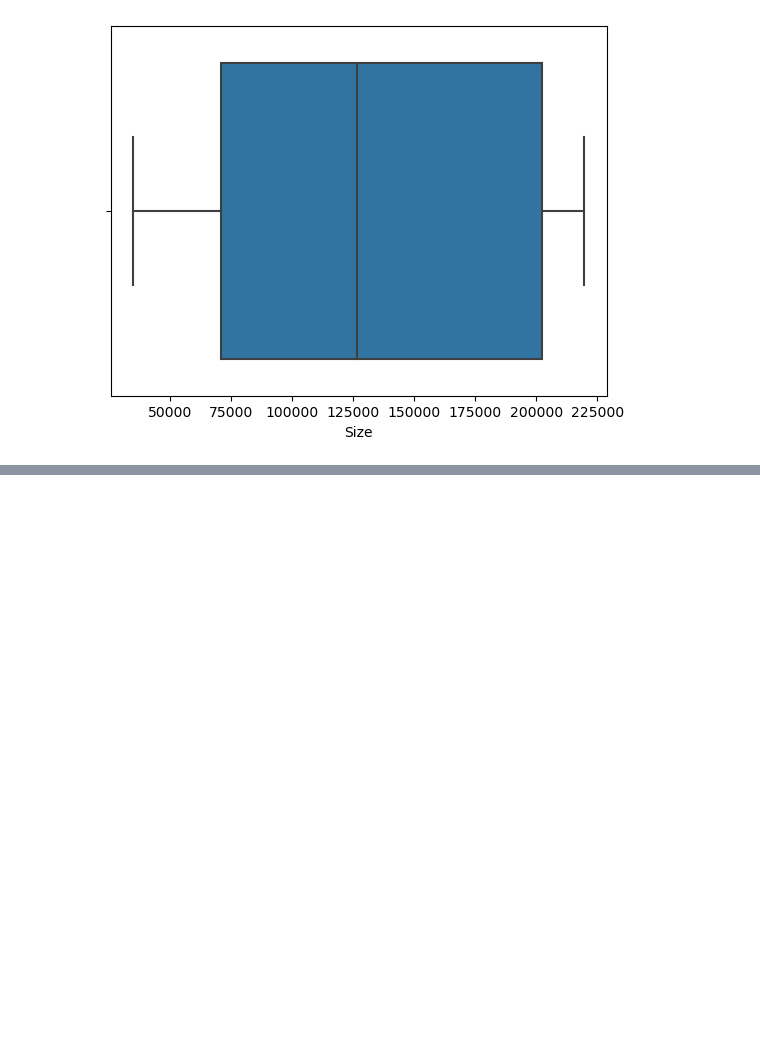
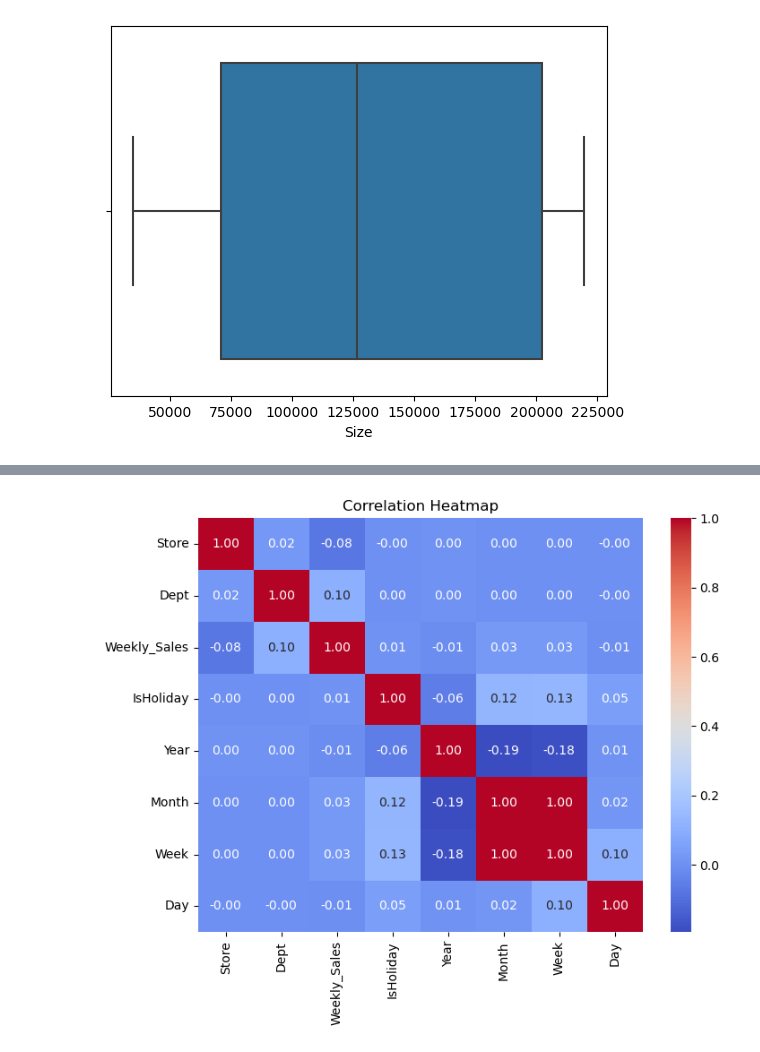
Before and after one commit to Harshita8085/Retail_Sales_Analysis, a Jupyter notebook: Solution.ipynb, the cells around one changed output, grey strips where cells are left out. Drawn from its saved outputs; the diff is of its cells as text; code cells hidden in the pictures; blank space fills up the shorter version.

```diff
--- a/Solution.ipynb
+++ b/Solution.ipynb
@@ -290,0 +298,6 @@ for i in ['Store','Size']:
+# %%
+# Extract date-related features
+df2['Year'] = df2['Date'].dt.year
+df2['Month'] = df2['Date'].dt.month
+df2['Week'] = df2['Date'].dt.isocalendar().week
+df2['Day'] = df2['Date'].dt.day
@@ -290,0 +313,2 @@ for i in ['Store','Size']:
+# %%
+df2['IsHoliday'] = df2['IsHoliday'].map({True: 1, False: 0})
@@ -290,0 +324,2 @@ for i in ['Store','Size']:
+# %%
+df2.drop("Date",axis=1,inplace=True)
@@ -290,0 +335,11 @@ for i in ['Store','Size']:
+# %%
+# Compute the correlation matrix
+correlation_matrix = df2.corr()
+# %%
+# Plot the heatmap
+plt.figure(figsize=(8, 6))
+sns.heatmap(correlation_matrix, annot=True, fmt=".2f", cmap="coolwarm")
+plt.title("Correlation Heatmap")
+plt.show()
+# %% [output]
+[figure, added]
```
Also changed, not shown: parts of 8 cells of this notebook.
